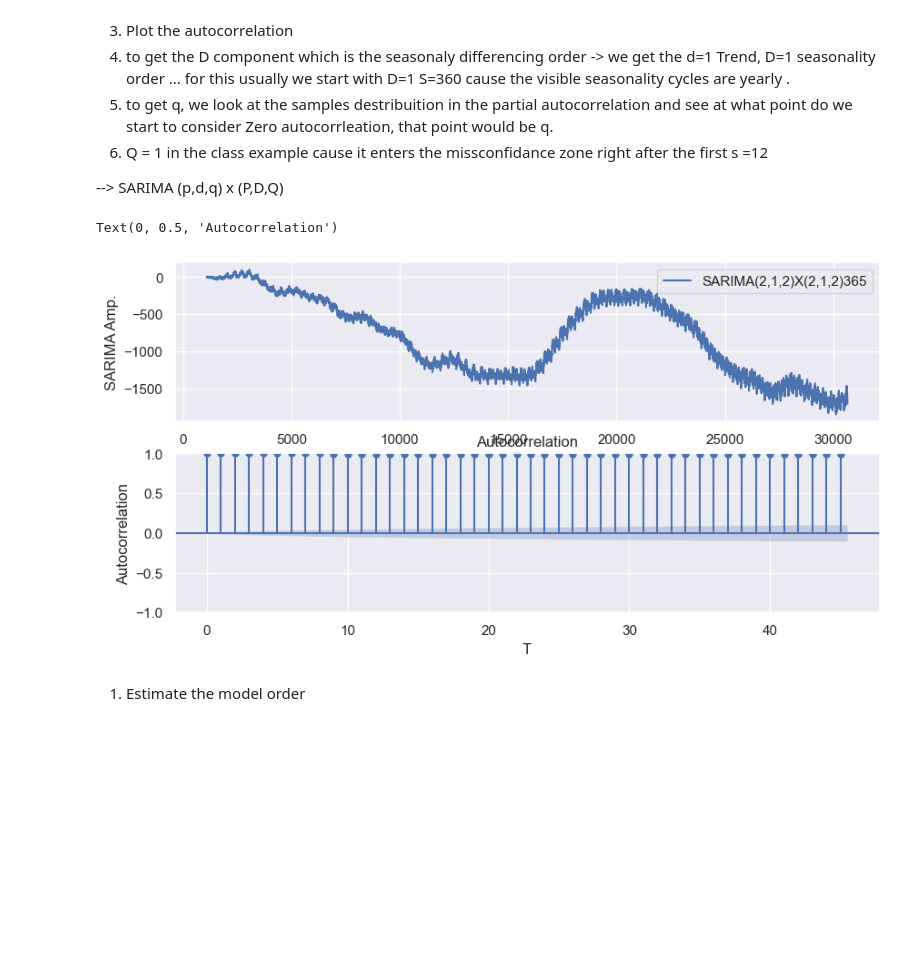
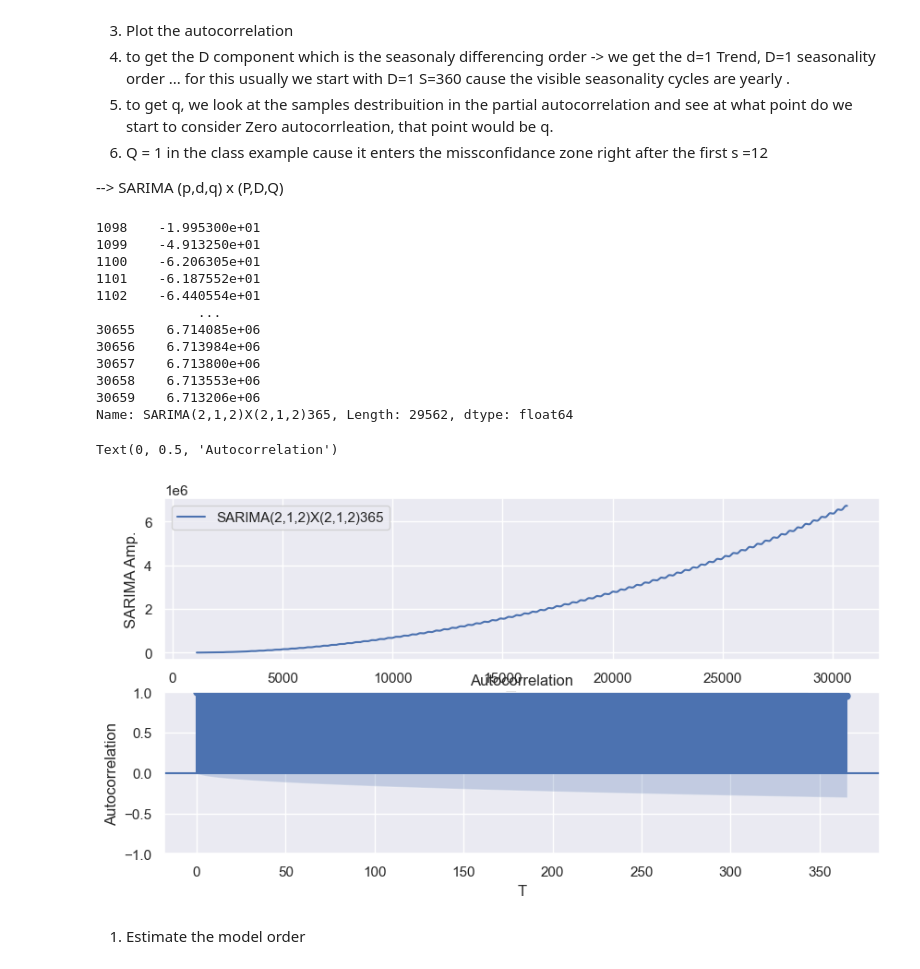
Before and after one commit to esmaailalbarazi/TimeSeriesProject, a Jupyter notebook: Project_local.ipynb, the cells around one changed output. Cells and saved outputs as stored; diff of their text form; code cells hidden in the pictures; blank space fills up the shorter version.

Commit message:
added time series to SARIMA

```diff
--- a/Project_local.ipynb
+++ b/Project_local.ipynb
@@ -458,7 +458,7 @@ For SARIMA implementation we follow the folloing order of processing :
 
 -->   SARIMA (p,d,q) x (P,D,Q)
 # %%
-def SARIMA(acoefs,d,mcoefs,Acoefs,D,Mcoefs,s,N,noise=1):
+def SARIMA(data, acoefs,d,mcoefs,Acoefs,D,Mcoefs,s,N,noise=1):
     if d>0:
         d1=np.array([-1,1])
         dpoly=d1
@@ -511,38 +511,52 @@ def SARIMA(acoefs,d,mcoefs,Acoefs,D,Mcoefs,s,N,noise=1):
     Zcoef=np.convolve(mc,Mc)
 
     mx_coefs=max(Xcoef.size,Zcoef.size)
-    Z=np.random.randn(N)*np.sqrt(noise)
+    Z=data*np.sqrt(noise)
     SARIMA=np.zeros(N)
     k=0
     for i in range(mx_coefs-1,N):
         for j in range(Xcoef.size-1):
             SARIMA[i]=SARIMA[i]-SARIMA[i-j-1]*Xcoef[j+1]
         SARIMA[i]=SARIMA[i]+Z[i]
         for j in range(Zcoef.size-1):
             SARIMA[i]=SARIMA[i]+Z[i-j-1]*Zcoef[j+1]
     strname="SARIMA("+str(acoefs.size)+","+str(d)+","+str(mcoefs.size)+")X("+str(Acoefs.size)+","+str(D)+","+str(Mcoefs.size)+")"+str(s)
     return pd.Series(data=SARIMA[mx_coefs-1:],index=np.array(range(mx_coefs-1,N,1)),name=strname)
 
 
 N = 365*num_years # number of samples
 acoefs = np.array([0.5, -0.4]) # AR coefficients - Phi
 d = 1 # differencing order
 mcoefs = np.array([0.5, -0.4]) # MA coefficients - Theta
 Acoefs = np.array([0.5, -0.4]) # seasonal AR coefficients - Phi
 D = 1 # seasonal differencing order
 Mcoefs = np.array([0.5, -0.4]) # seasonal MA coefficients - Theta
 s = 365 # seasonal period
 
 # Generate SARIMA time series
-SARIMA_series = SARIMA(acoefs, d, mcoefs, Acoefs, D, Mcoefs, s, N, noise=1)
+SARIMA_series = SARIMA(temp_mean,acoefs, d, mcoefs, Acoefs, D, Mcoefs, s, N, noise=1)
 fig, axs=plt.subplots(2,figsize=(10,5))
 SARIMA_series.plot(ax=axs[0],legend=True,xlabel="Time",ylabel="SARIMA Amp.")
-plot_acf(SARIMA_series,ax=axs[1])
+plot_acf(SARIMA_series,ax=axs[1], lags=s)
 plt.xlabel("T")
 plt.ylabel("Autocorrelation")
+
+# plot
 # %% [output]
-Text(0, 0.5, 'Autocorrelation')
+1098    -1.995300e+01
+1099    -4.913250e+01
+1100    -6.206305e+01
+1101    -6.187552e+01
+1102    -6.440554e+01
+             ...
+30655    6.714085e+06
+30656    6.713984e+06
+30657    6.713800e+06
+30658    6.713553e+06
+30659    6.713206e+06
+Name: SARIMA(2,1,2)X(2,1,2)365, Length: 29562, dtype: float64
+Text(0, 0.5, 'Autocorrelation')
-[figure, old version]
+[figure, new version]
 # %% [markdown]
 1. Estimate the model order
 # %%
```
Also changed, not shown: parts of 1 cell of this notebook.
